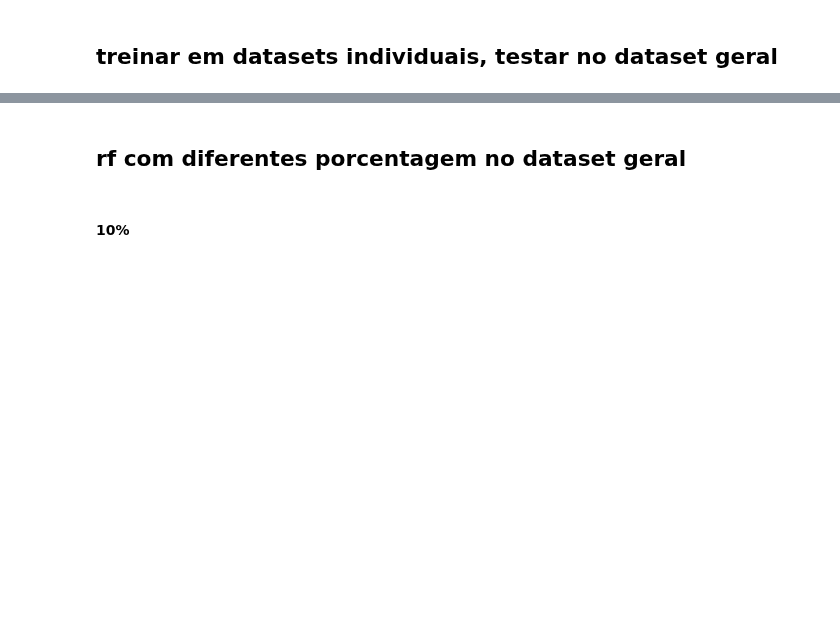
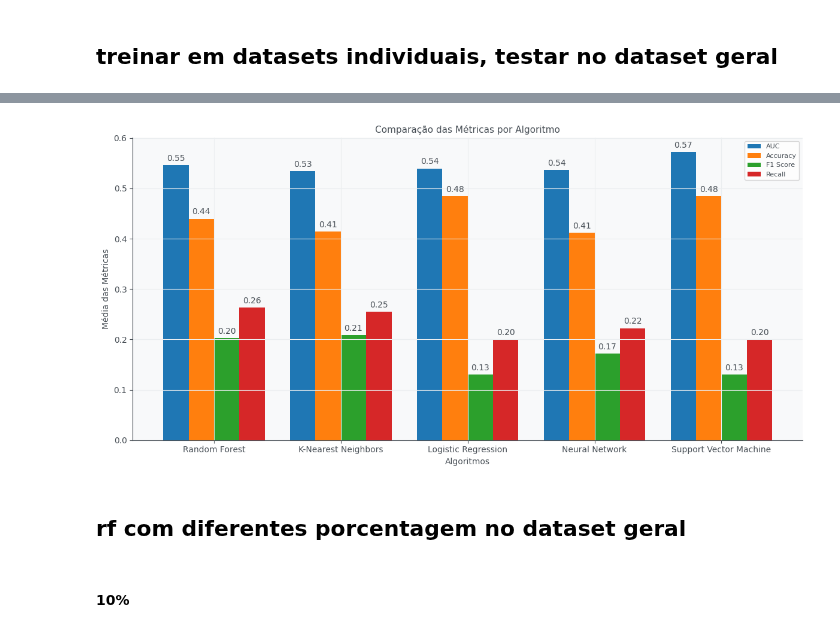
Before and after one commit to luizacastilho/XAI_STRESS, a Jupyter notebook: WESAD/analysiswesad.ipynb, the cells around one changed output, grey strips where cells are left out. Cells and saved outputs as stored; diff of their text form; code cells hidden in the pictures; blank space fills up the shorter version.

```diff
--- a/WESAD/analysiswesad.ipynb
+++ b/WESAD/analysiswesad.ipynb
@@ -847,18 +837,0 @@ Melhor recall: rf
-# %%
-train_set = dfs2.drop(columns=["label_mean"])
-labels = dfs2["label_mean"].astype(int)
-X_train, X_test, y_train, y_test = train_test_split(train_set, labels, test_size=0.3, random_state=30)
-
-clfind = RandomForestClassifier(n_estimators=100,max_depth=15)
-clfind.fit(X_train, y_train.ravel())
-y_pred_rf = clfind.predict(X_test)
-
-f1score   = f1_score        (y_test, y_pred_rf, average = 'macro')
-recall    = recall_score    (y_test, y_pred_rf, average = 'macro')
-accuracy  = accuracy_score  (y_test, y_pred_rf)
-AUC       = roc_auc_score   (y_test.ravel(), clfind.predict_proba(X_test), multi_class='ovr')
-
-print('auc =', AUC)
-print('acc =', accuracy)
-print('f1 =', f1score)
-print('recall =', recall)
@@ -1053,3 +1008,47 @@ Results for dfs3 - Support Vector Machine:
+# %%
+algorithms = list(mean_metrics.keys())
+metrics = ['mean_auc', 'mean_accuracy', 'mean_f1', 'mean_recall']
+
+auc_means = [mean_metrics[algo]['mean_auc'] for algo in algorithms]
+accuracy_means = [mean_metrics[algo]['mean_accuracy'] for algo in algorithms]
+f1_means = [mean_metrics[algo]['mean_f1'] for algo in algorithms]
+recall_means = [mean_metrics[algo]['mean_recall'] for algo in algorithms]
+
+x = np.arange(len(algorithms))
+width = 0.2
+
+fig, ax = plt.subplots(figsize=(12, 6))
+rects1 = ax.bar(x - 1.5 * width, auc_means, width, label='AUC')
+rects2 = ax.bar(x - 0.5 * width, accuracy_means, width, label='Accuracy')
+rects3 = ax.bar(x + 0.5 * width, f1_means, width, label='F1 Score')
+rects4 = ax.bar(x + 1.5 * width, recall_means, width, label='Recall')
+
+ax.set_xlabel('Algoritmos')
+ax.set_ylabel('Média das Métricas')
+ax.set_title('Comparação das Métricas por Algoritmo')
+ax.set_xticks(x)
+ax.set_xticklabels(algorithms)
+ax.legend()
+
+def autolabel(rects):
+    for rect in rects:
+        height = rect.get_height()
+        ax.annotate('%.2f' % height,
+                    xy=(rect.get_x() + rect.get_width() / 2, height),
+                    xytext=(0, 3),
+                    textcoords="offset points",
+                    ha='center', va='bottom')
+
+autolabel(rects1)
+autolabel(rects2)
+autolabel(rects3)
+autolabel(rects4)
+
+fig.tight_layout()
+
+plt.show()
+# %% [output]
+[figure, added]
 # %% [markdown]
 ## rf com diferentes porcentagem no dataset geral
 # %% [markdown]
```
Also changed, not shown: parts of 27 cells of this notebook.
